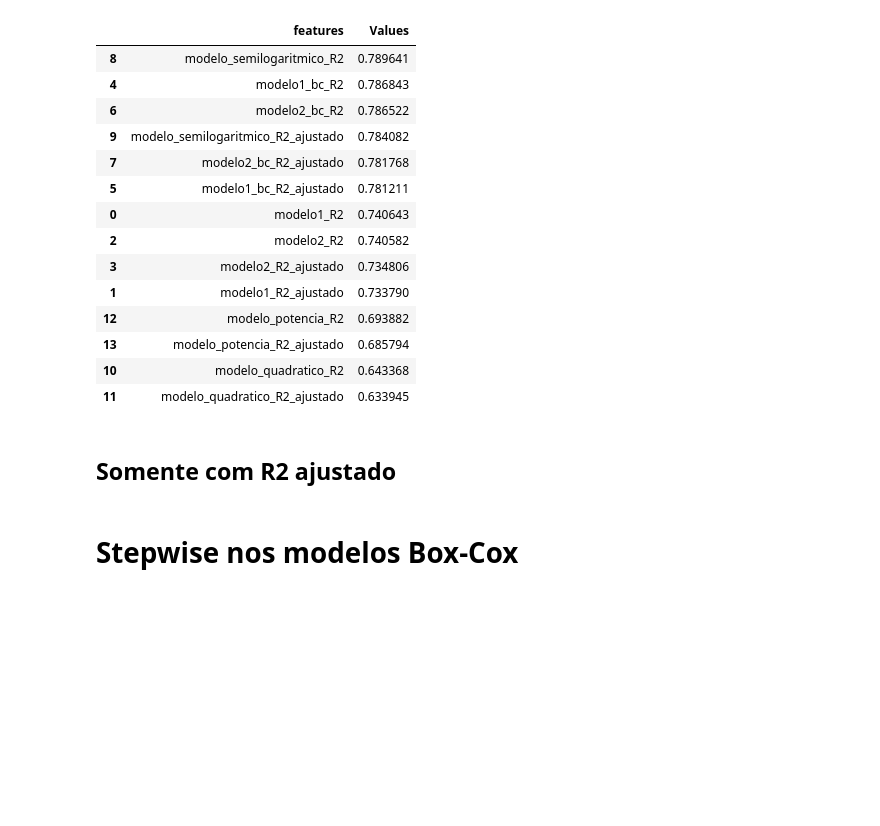
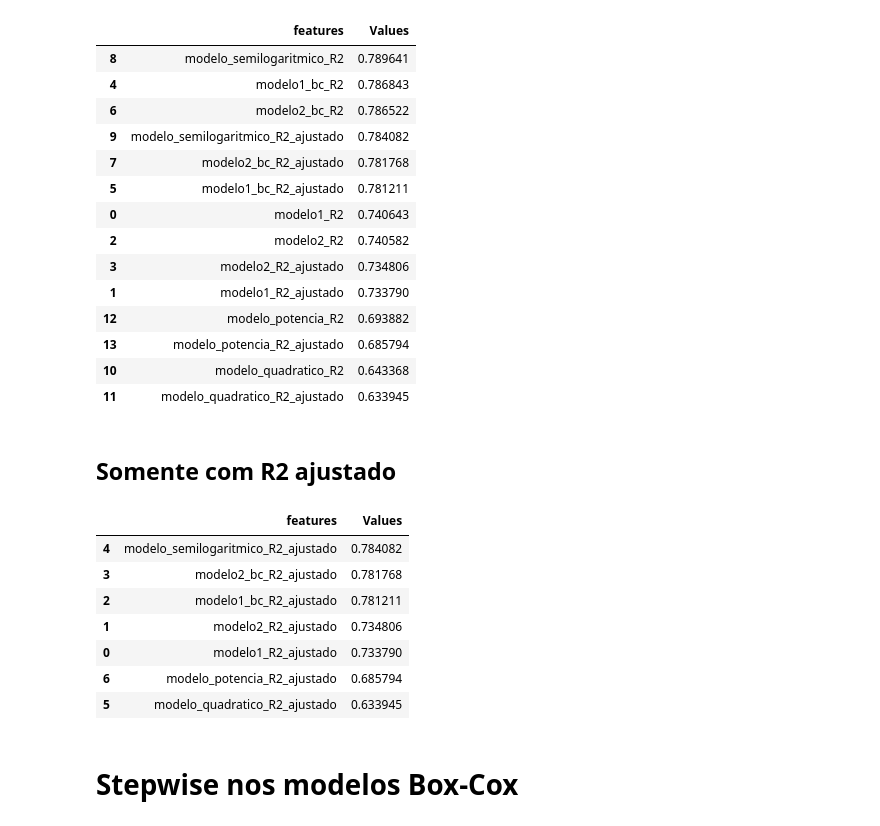
Before and after one commit to robson-quaresma/multiple-regression-housing-price, a Jupyter notebook: boston_housing_price.ipynb, the cells around one changed output. Cells and saved outputs as stored; diff of their text form; code cells hidden in the pictures; blank space fills up the shorter version.

```diff
--- a/boston_housing_price.ipynb
+++ b/boston_housing_price.ipynb
@@ -1137,38 +1137,38 @@ df_models.sort_values(by='Values', ascending=False)
 # %%
 df_models = pd.DataFrame()
 
 features = [
     'modelo1_R2_ajustado',
     'modelo2_R2_ajustado',
     'modelo1_bc_R2_ajustado',
     'modelo2_bc_R2_ajustado',
     'modelo_semilogaritmico_R2_ajustado',
-    'modelo_quadratico_R2',
     'modelo_quadratico_R2_ajustado',
-    'modelo_potencia_R2',
     'modelo_potencia_R2_ajustado',
 ]
 
 values = [
-    model1.rsquared,
     model1.rsquared_adj,
-    model2.rsquared,
     model2.rsquared_adj,
-    model1_bc.rsquared,
     model1_bc.rsquared_adj,
-    model2_bc.rsquared,
     model2_bc.rsquared_adj,
-    model_log.rsquared,
     model_log.rsquared_adj,
-    model_squad.rsquared,
     model_squad.rsquared_adj,
-    model_power.rsquared,
     model_power.rsquared_adj,
 ]
 
 df_models['features'] = features
 df_models['Values'] = values
 df_models.sort_values(by='Values', ascending=False)
+# %% [output]
+|  | features | Values |
+| 4 | modelo_semilogaritmico_R2_ajustado | 0.784082 |
+| 3 | modelo2_bc_R2_ajustado | 0.781768 |
+| 2 | modelo1_bc_R2_ajustado | 0.781211 |
+| 1 | modelo2_R2_ajustado | 0.734806 |
+| 0 | modelo1_R2_ajustado | 0.733790 |
+| 6 | modelo_potencia_R2_ajustado | 0.685794 |
+| 5 | modelo_quadratico_R2_ajustado | 0.633945 |
 # %% [markdown]
 # Stepwise nos modelos Box-Cox
 # %% [markdown]
```
Also changed, not shown: parts of 8 cells of this notebook.
